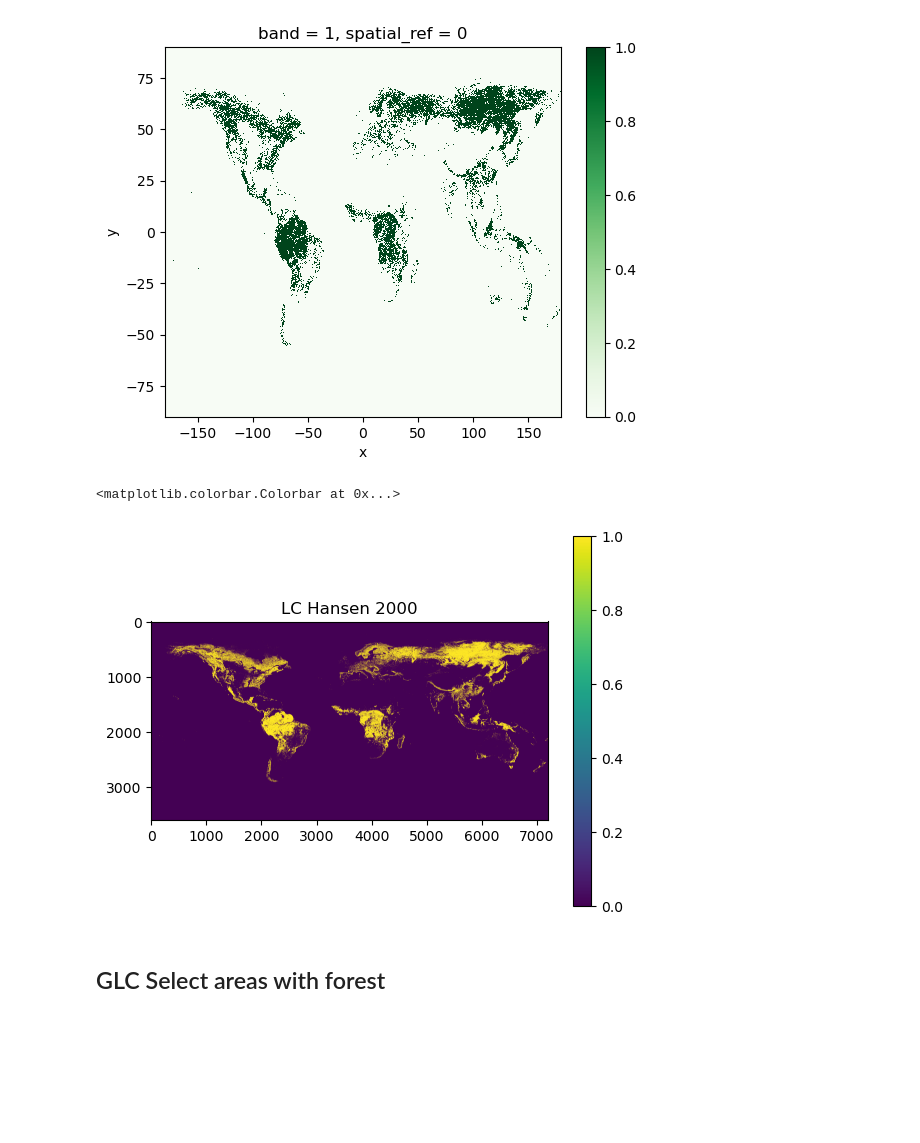
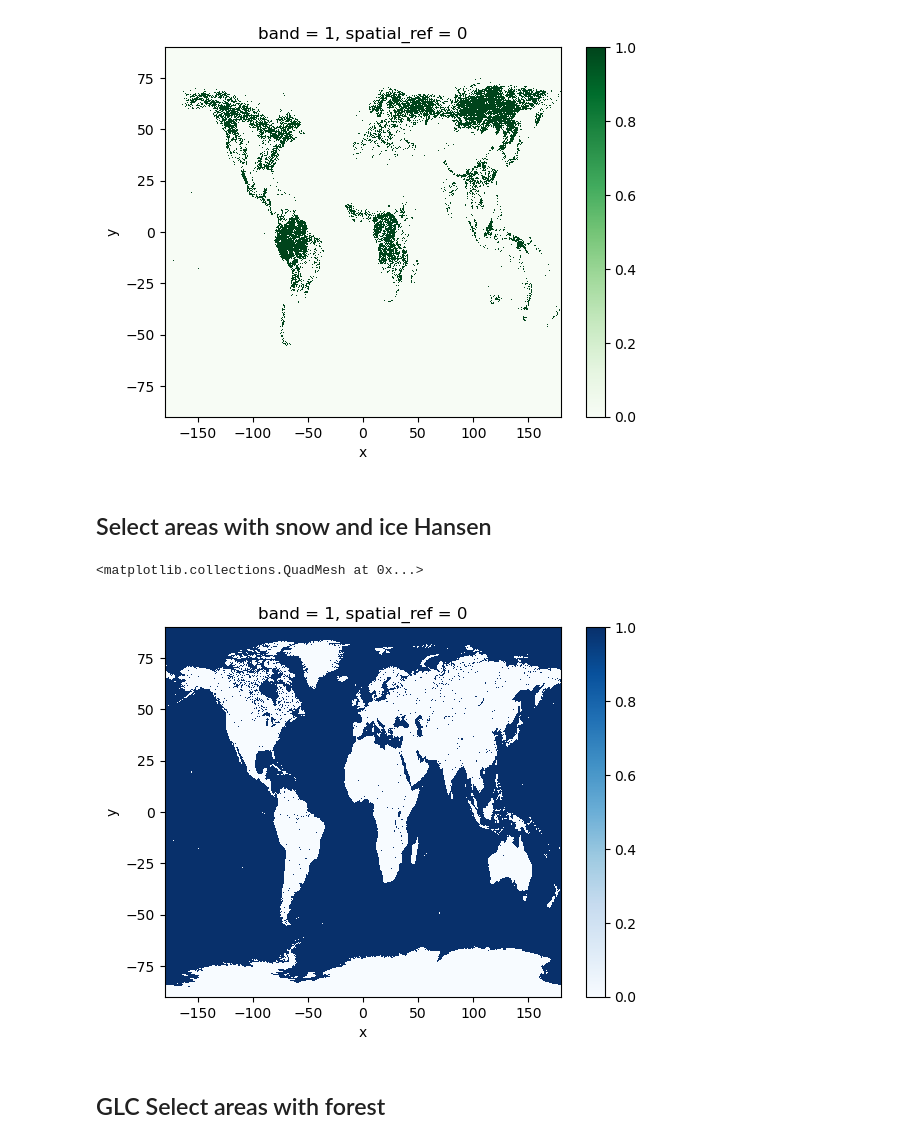
Before and after one commit to MinttuPekkala/Unibe_transmissivity_maps, a Jupyter notebook: Land_cover_differences.ipynb, the cells around one changed output. Cells and saved outputs as stored; diff of their text form; code cells hidden in the pictures; blank space fills up the shorter version.

Commit message:
Plot mountain tops and antarctica

```diff
--- a/Land_cover_differences.ipynb
+++ b/Land_cover_differences.ipynb
@@ -121,13 +155,15 @@ LCHansen20002forest.plot(cmap="Greens")
 # %% [output]
 <matplotlib.collections.QuadMesh at 0x...>
 [figure]
-# %%
-pyplot.imshow(mask)
-pyplot.title("LC Hansen 2000")
-pyplot.colorbar()
-# %% [output]
-<matplotlib.colorbar.Colorbar at 0x...>
-[figure, removed]
+# %% [markdown]
+## Select areas with snow and ice Hansen
+# %%
+maskLCHansen20002snow = (LCHansen20002 == 210)
+# %%
+maskLCHansen20002snow.plot(cmap='Blues')
+# %% [output]
+<matplotlib.collections.QuadMesh at 0x...>
+[figure, added]
 # %% [markdown]
 ## GLC Select areas with forest
 # %%
```
Also changed, not shown: parts of 52 cells of this notebook, 1 other file.
